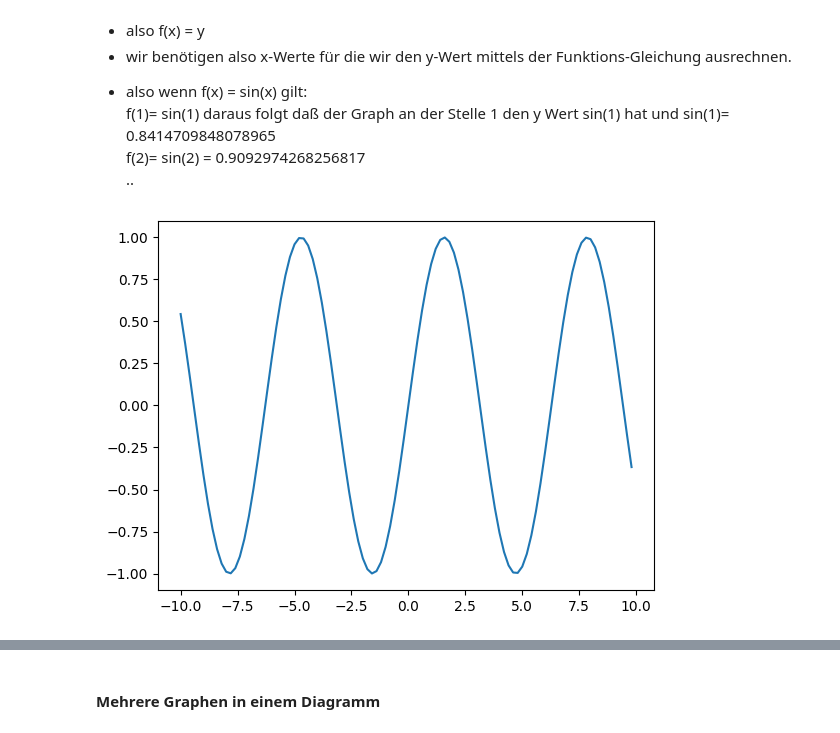
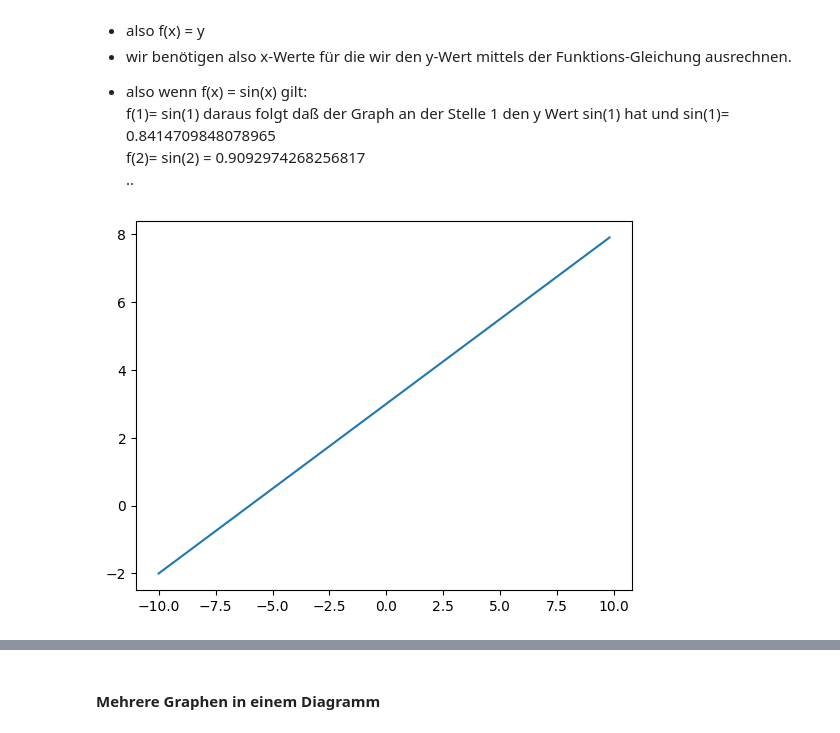
Before and after one commit to iBrotNano/python-project-template, a Jupyter notebook: src/4_visualisierung/matplotlib-intro3.ipynb, the cells around one changed output, grey strips where cells are left out. Drawn from its saved outputs; the diff is of its cells as text; code cells hidden in the pictures.

```diff
--- a/src/4_visualisierung/matplotlib-intro3.ipynb
+++ b/src/4_visualisierung/matplotlib-intro3.ipynb
@@ -77,19 +78,20 @@ plt.xlabel('Year')
 # %%
 #Ein Line-Chart (Linien-Diagramm)
 import math
 from matplotlib import pyplot as plt
 
 # definition der (x,y) Wertpaare
 x = [x/5.0 for x in range(-50,50,1)]
+
 y = [math.sin(i) for i in x]
-#y = [s**2 for s in x]
-#y = [0.5*s + 3 for s in x] # Gerade: f(x)= m*x +b
+y = [s**2 for s in x]
+y = [0.5*s + 3 for s in x] # Gerade: f(x)= m*x +b
 
 # schreiben der (x,y)-Wertpaare
 plt.plot(x,y)
 plt.show()
 # %% [output]
-[figure, old version]
+[figure, new version]
 # %%
 #Ein Line-Chart (Linien-Diagramm)
 import math
```
Also changed, not shown: parts of 9 cells of this notebook, 44 other files.
